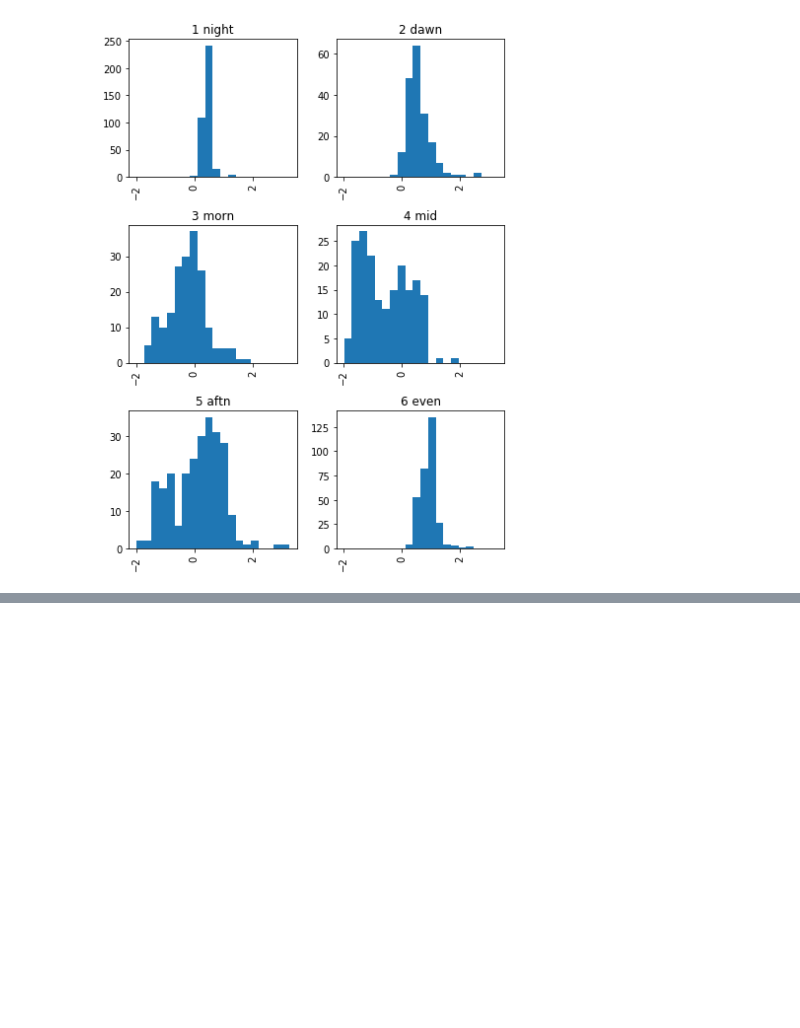
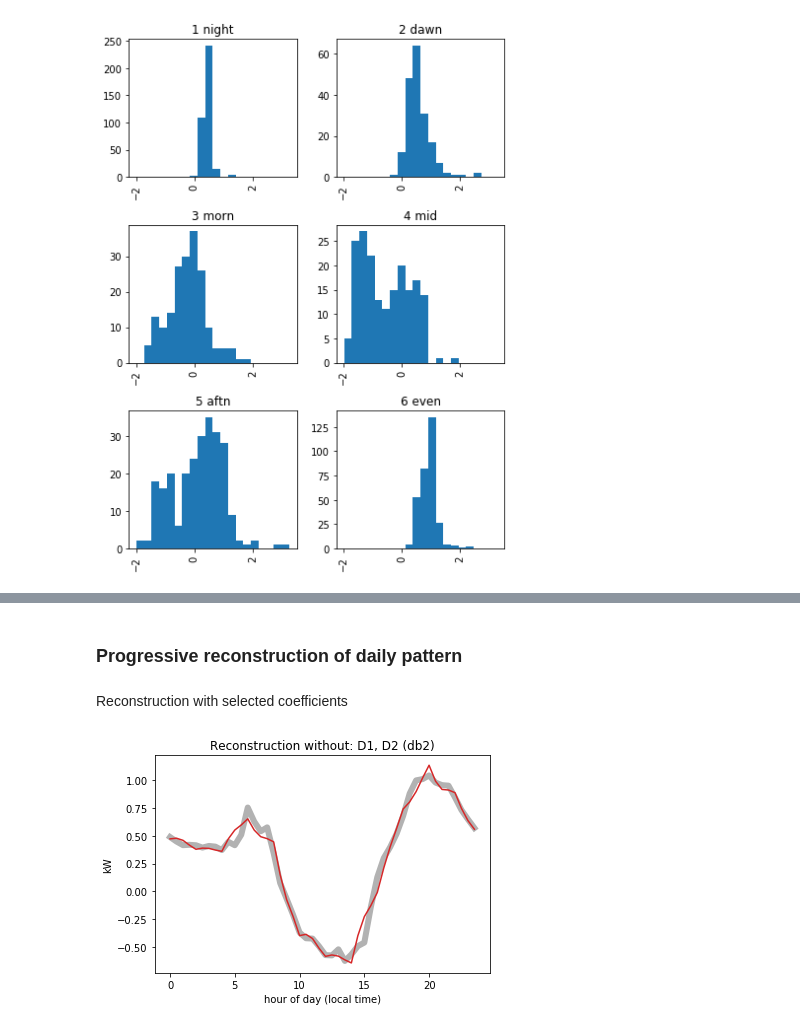
Before and after one commit to pierre-haessig/solarhome-control-bench, a Jupyter notebook: modeling/Input_Markov_model.ipynb, the cells around one changed output, grey strips where cells are left out. Saved outputs shown, nothing was run; the diff lists cells and outputs as text; code cells hidden in the pictures; blank space fills up the shorter version.

Commit message:
input modeling: wavelet analysis and regression
* wavelet decomposition works well
* removing detailed coeff seems nice, but would need cross validation
* regression on wavelet basis is disappointing

```diff
--- a/modeling/Input_Markov_model.ipynb
+++ b/modeling/Input_Markov_model.ipynb
@@ -310,0 +324,34 @@ from sklearn import linear_model
+# %%
+wavelet='db2'
+mode = 'periodization'
+
+wcoeffs = pywt.wavedec(P_dm, wavelet, mode=mode)
+level = len(wcoeffs) -1
+# %% [markdown]
+###  Progressive reconstruction of daily pattern
+# %% [markdown]
+Reconstruction with selected coefficients
+# %%
+wcoeffs_filt = [c.copy() for c in wcoeffs]
+select = np.ones(len(wcoeffs))
+rem_coeff = []
+select[-1] = 0; rem_coeff.append('D1')
+select[-2] = 0; rem_coeff.append('D2')
+#select[-3] = 0 ; rem_coeff.append('D3')
+#select[-4] = 0 ; rem_coeff.append('D4')
+#select[-5] = 0 ; rem_coeff.append('D5')
+#select[0] = 0 ; rem_coeff.append('A5')
+
+for k, s in enumerate(select):
+    wcoeffs_filt[k] *= s
+
+plt.plot(P_dm, color='k', lw=6, alpha=0.3)
+plt.plot(P_dm.index, pywt.waverec(wcoeffs_filt, wavelet, mode), color='tab:red');
+ax = plt.gca()
+ax.set(
+    title='Reconstruction without: {} ({})'.format(', '.join(rem_coeff), wavelet),
+    xlabel='hour of day (local time)',
+    ylabel='kW'
+);
+# %% [output]
+[figure, added]
```
Also changed, not shown: parts of 44 cells of this notebook, 5 other files.
